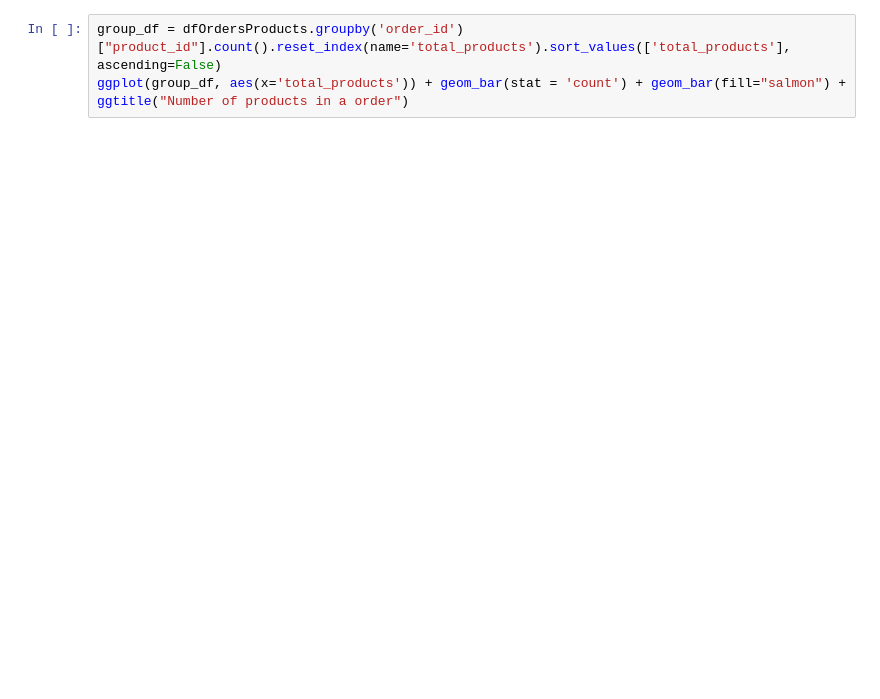
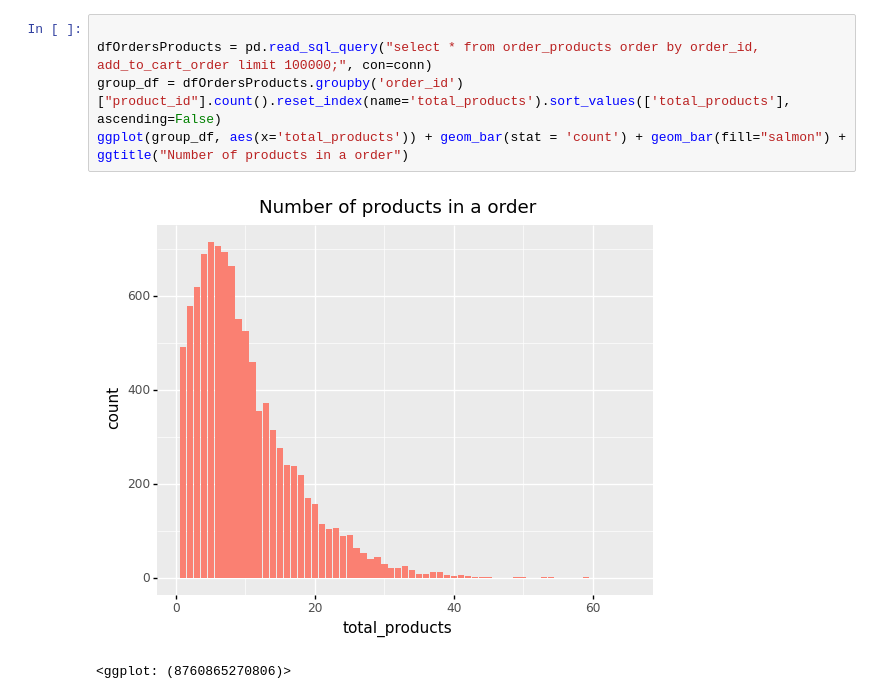
Before and after one commit to kt-chan/dbt-airflow-docker, a Jupyter notebook: jupyter/InstacartDemo.ipynb, the cells around one changed output. Drawn from its saved outputs; the diff is of its cells as text; blank space fills up the shorter version.

```diff
--- a/jupyter/InstacartDemo.ipynb
+++ b/jupyter/InstacartDemo.ipynb
@@ -48,4 +84,9 @@ ggplot(grouped_df, aes(x='total_orders')) + geom_bar(stat = 'count') + geom_bar(
 # %%
+
+dfOrdersProducts = pd.read_sql_query("select * from order_products order by order_id, add_to_cart_order limit 100000;", con=conn)
 group_df = dfOrdersProducts.groupby('order_id')["product_id"].count().reset_index(name='total_products').sort_values(['total_products'], ascending=False)
 ggplot(group_df, aes(x='total_products')) + geom_bar(stat = 'count') + geom_bar(fill="salmon") + ggtitle("Number of products in a order")
+# %% [output]
+[figure, added]
+<ggplot: (8760865270806)>
 # %%
```
Also changed, not shown: parts of 11 cells of this notebook, 1 other file.
